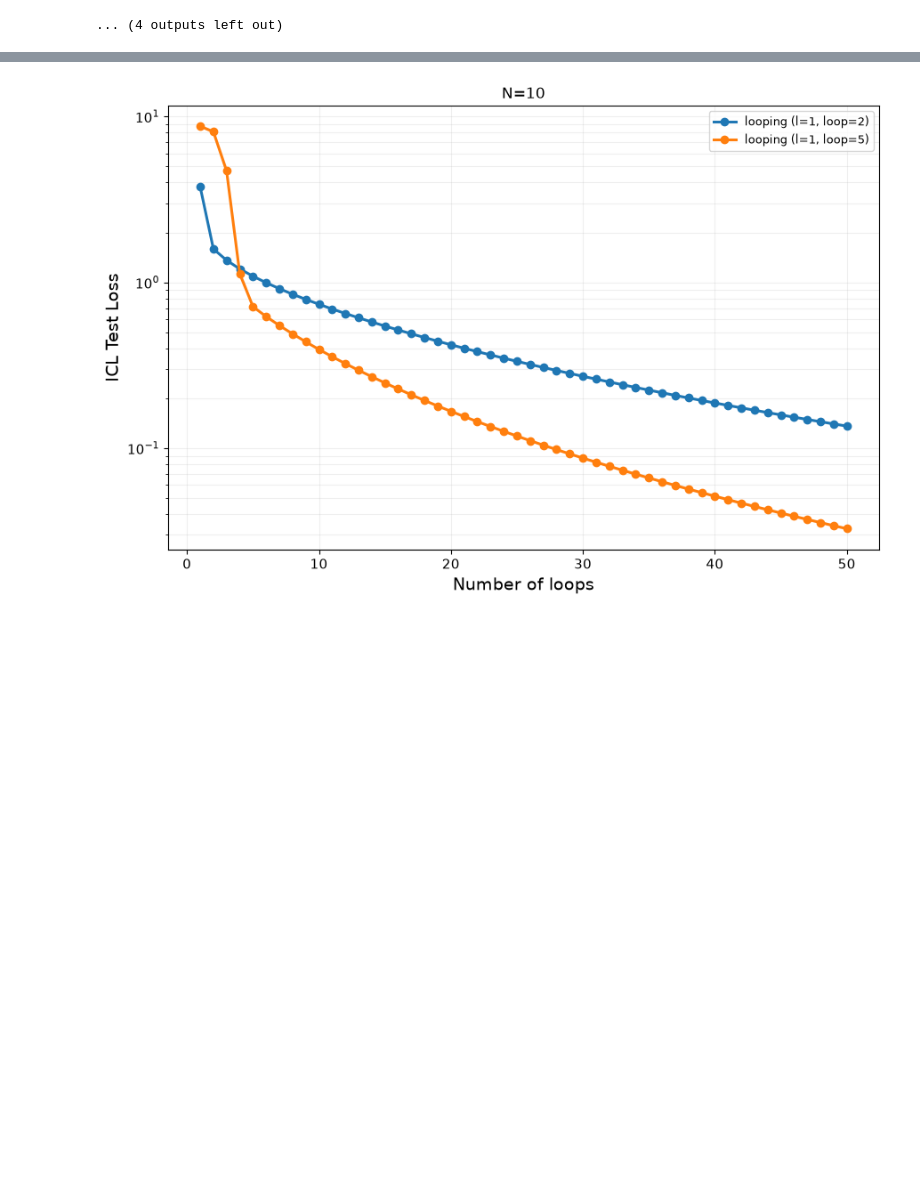
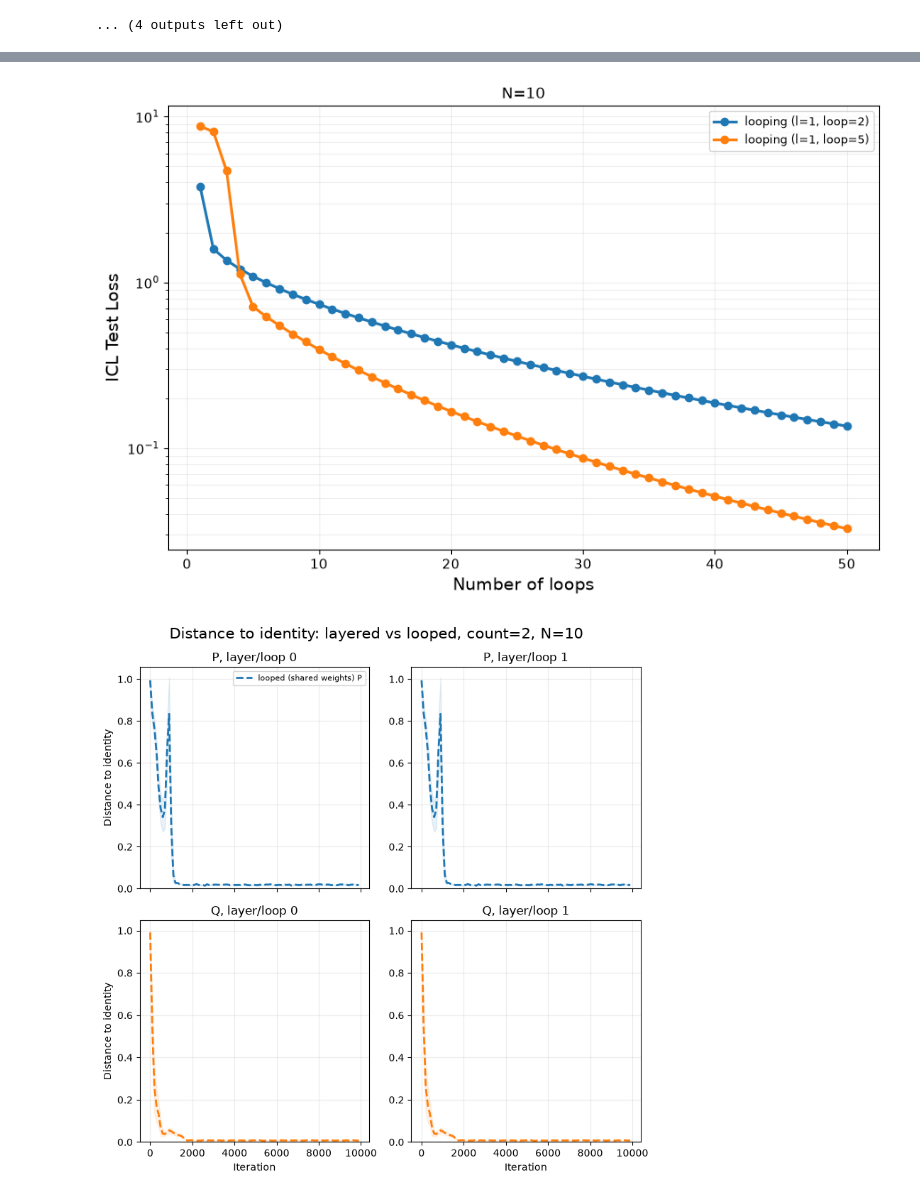
Before and after one commit to Isss11/looped-transformers-gradient-descent, a Jupyter notebook: cs-886_experiments.ipynb, the cells around one changed output, grey strips where cells are left out. Drawn from its saved outputs; the diff is of its cells as text; code cells hidden in the pictures; blank space fills up the shorter version.

Commit message:
Add Distance to Identity Graphs

```diff
--- a/cs-886_experiments.ipynb
+++ b/cs-886_experiments.ipynb
@@ -577,7 +577,7 @@ rotation_seed_matrix = (2 * torch.rand(d, d, device=device)) - 1
 U_test = torch.linalg.svd(rotation_seed_matrix, full_matrices=True).U
 D_test = torch.diag(torch.tensor([1, 1, 0.5, 0.25, 1], device=device))
 
-# Train 2/5-layer and 2/5-loop transformers with the existing training routine.
+# Train 2/5-loop transformers with the existing training routine.
 oos_hist_dict = run_experiment_suite(
     oos_seeds,
     oos_counts,
@@ -586,7 +586,7 @@ oos_hist_dict = run_experiment_suite(
     context_lengths=[N],
 )
 
-# Compute all test losses and parameter distances before plotting.
+# Compute test loss versus training iteration and parameter distances before plotting.
 oos_loss_dict = compute_loss_dict(
     oos_hist_dict,
     U=U_test,
@@ -594,11 +594,18 @@ oos_loss_dict = compute_loss_dict(
     test_seed=TEST_SEED,
 )
 oos_iterations = np.arange(0, max_iters, stride)
+oos_dist_dict = compute_dist_dict(
+    oos_hist_dict,
+    oos_iterations,
+    n_head,
+    hist_stride=hist_stride,
+)
 
 torch.save(
     {
         'hist_dict': oos_hist_dict,
         'loss_dict': oos_loss_dict,
+        'distance_dict': oos_dist_dict,
         'U_test': U_test.detach().cpu(),
         'D_test': D_test.detach().cpu(),
         'seeds': oos_seeds,
@@ -765,22 +772,31 @@ oos_loop_loss_dict = compute_looped_loss_by_loop_count(
 # %%
 # Plot the adjusted-distribution test loss by training iteration.
 plot_loss_curves(
     oos_loss_dict,
     oos_counts,
     oos_model_types,
     oos_iterations,
     fig_dir=oos_fig_dir,
     filename='adjusted_distribution_test_loss.pdf',
 )
 
 # Plot looped-model test loss against the number of inference loops (1..50).
 plot_loop_loss_curves(
     oos_loop_loss_dict,
     n_layers_loops=oos_counts,
     loop_counts=range(1, 51),
     fig_dir=oos_fig_dir,
     filename='adjusted_distribution_loss_vs_loop_count.pdf',
 )
+
+# Plot distance-to-identity for the trained looped-model parameters.
+plot_dist_to_identity(
+    oos_dist_dict,
+    oos_counts,
+    oos_iterations,
+    fig_dir=oos_fig_dir,
+)
 # %% [output]
 [figure]
 [figure]
+[figure, added]
```
Also changed, not shown: parts of 2 cells of this notebook.
